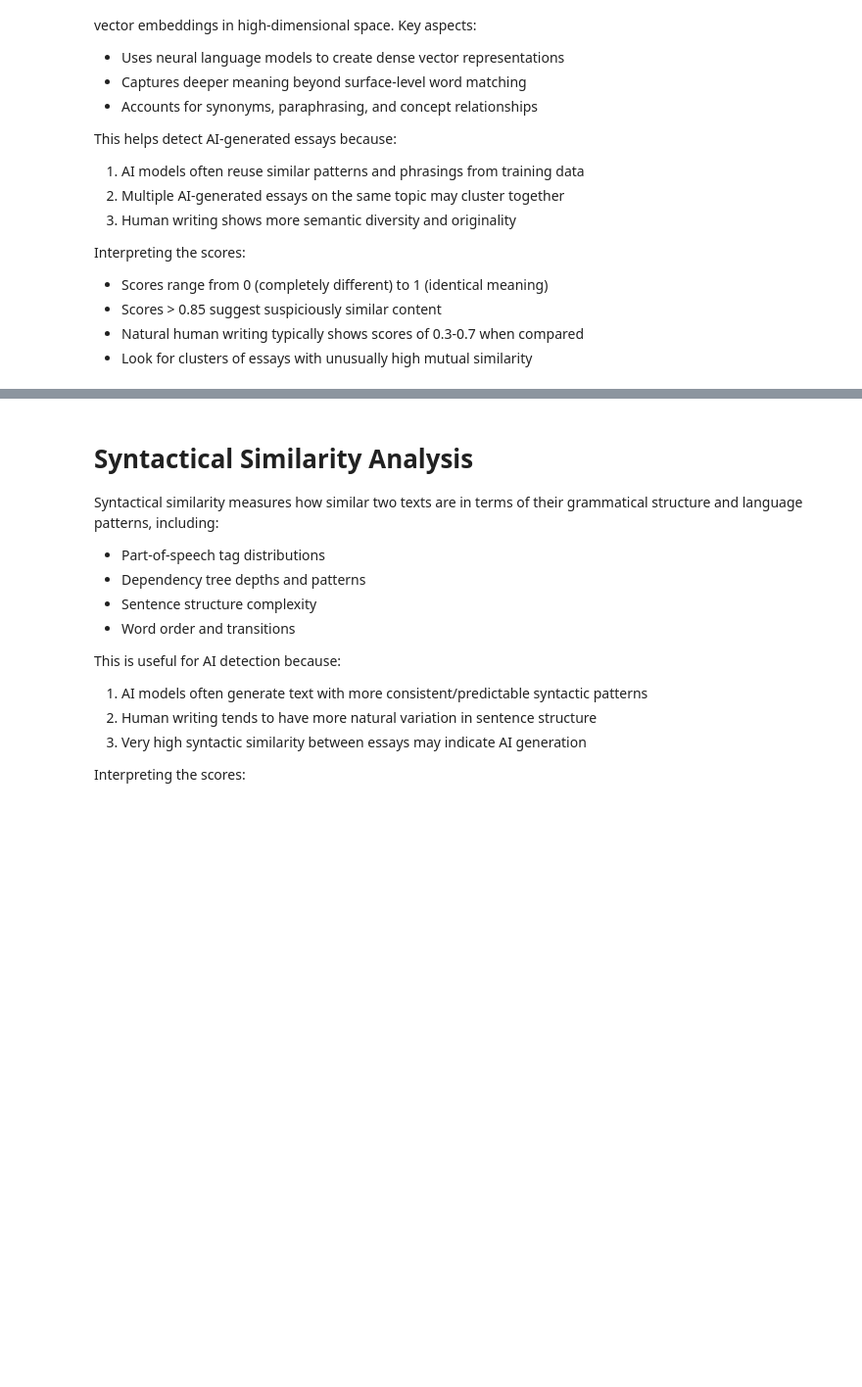
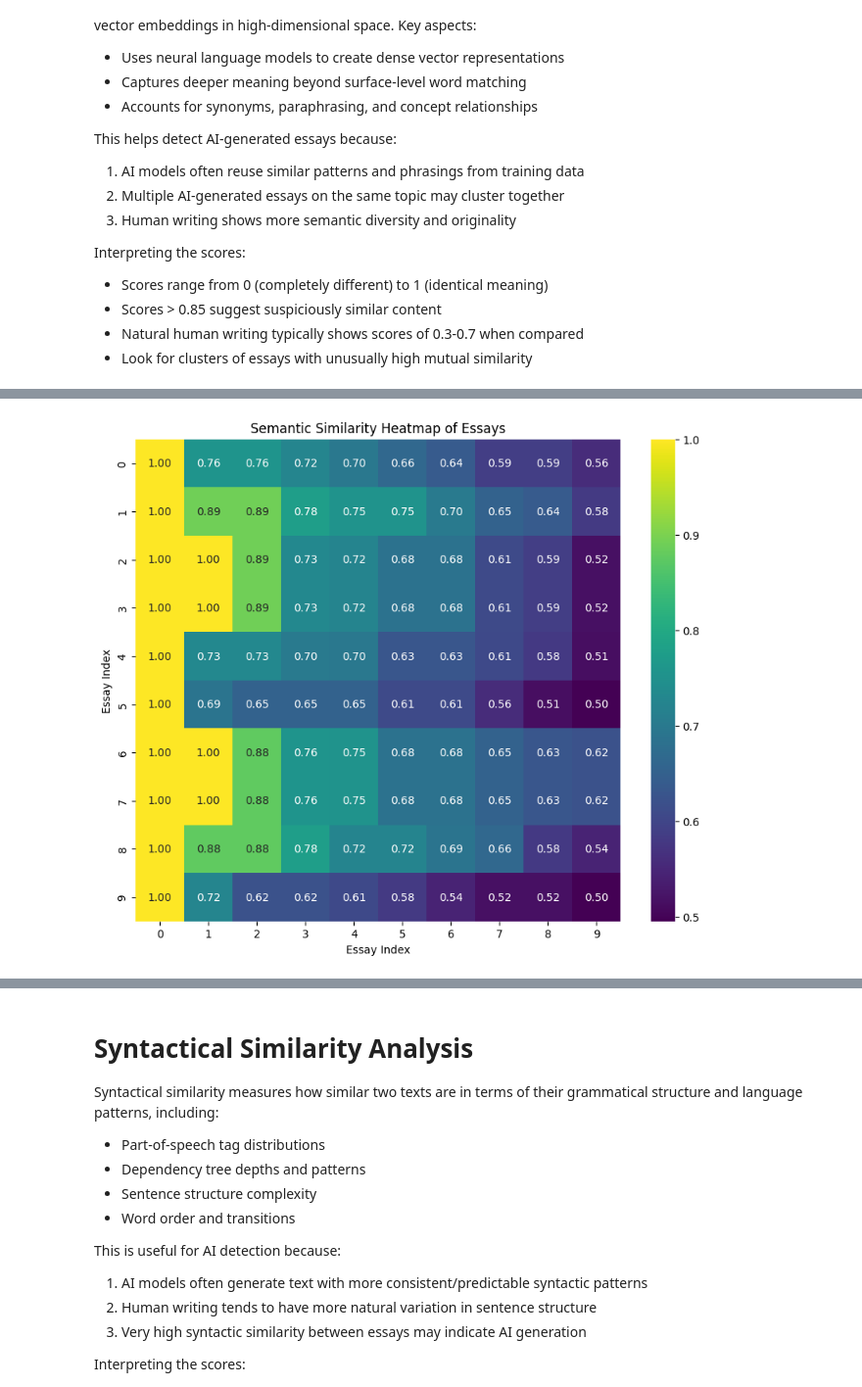
Before and after one commit to 0xHenriksson/essay-detect, a Jupyter notebook: detect.ipynb, the cells around one changed output, grey strips where cells are left out. Shown at 98% size. Cells and saved outputs as stored; diff of their text form; code cells hidden in the pictures; blank space fills up the shorter version.

Commit message:
all working, added plots. needs refining

```diff
--- a/detect.ipynb
+++ b/detect.ipynb
@@ -415,3 +422,18 @@ ValueError: shapes (68,) and (67,) not aligned: 68 (dim 0) != 67 (dim 0)
 # plotting semantic similarity
 # a heatmap of similarity scores for pairwise comparisons.
 # PCA plot of the embedding with the student essay in red, and the ai generated in blue, and something that highlights or shows the computed similarity in PCA
+# %%
+# prompt: plot a heatmap of the semantic similarity scores for pairwise comparison against the student essay
+
+import matplotlib.pyplot as plt
+import seaborn as sns
+
+# Assuming 'similarity_matrix' is your similarity matrix from the previous code
+plt.figure(figsize=(10, 8))
+sns.heatmap(similarity_matrix, annot=True, cmap="viridis", fmt=".2f")
+plt.title("Semantic Similarity Heatmap of Essays")
+plt.xlabel("Essay Index")
+plt.ylabel("Essay Index")
+plt.show()
+# %% [output]
+[figure, added]
```
Also changed, not shown: parts of 28 cells of this notebook.
